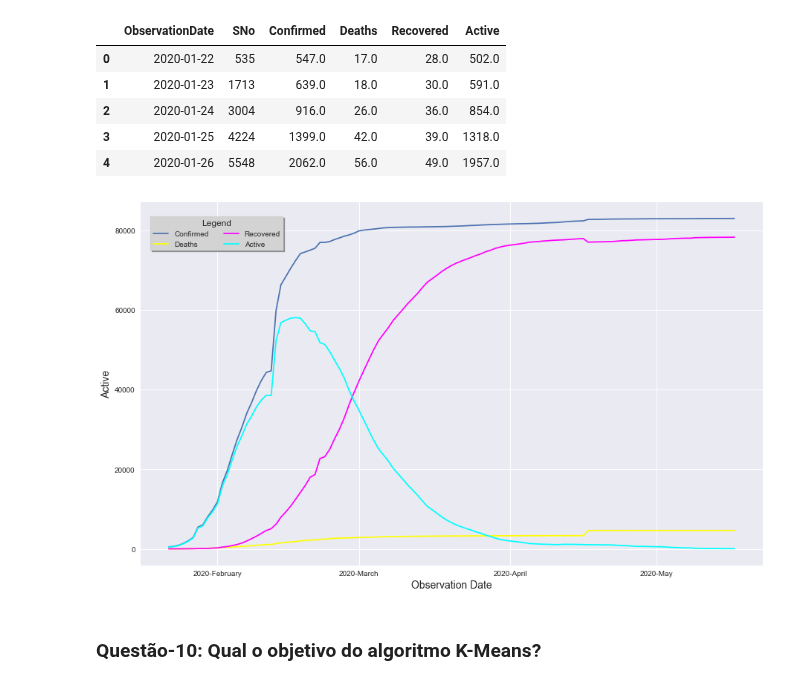
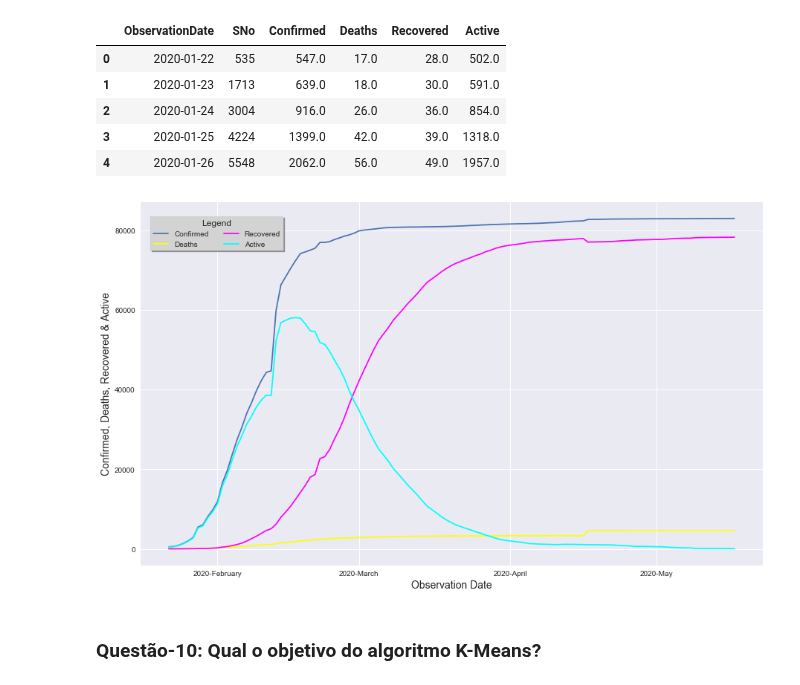
Before and after one commit to Collumbus/Bootcamp-Analista-de-Dados-IGTI, a Jupyter notebook: Modulo-01/Trabalho-01/trabalho-01.ipynb, the cells around one changed output. Drawn from its saved outputs; the diff is of its cells as text; code cells hidden in the pictures.

```diff
--- a/Modulo-01/Trabalho-01/trabalho-01.ipynb
+++ b/Modulo-01/Trabalho-01/trabalho-01.ipynb
@@ -201,22 +203,22 @@ df_china.head()
 # %%
 %matplotlib inline
 fig, ax = plt.subplots(figsize=(15,9))
 x = df_china['ObservationDate']
 ax.plot(x, df_china['Confirmed'], label='Confirmed')
 ax.plot(x, df_china['Deaths'], color='yellow', label='Deaths')
 ax.plot(x, df_china['Recovered'], color='magenta', label='Recovered')
 ax.plot(x, df_china['Active'], color='cyan', label='Active')
 ax.legend(loc="upper left", bbox_to_anchor=[0.01, 0.97], ncol=2,
           shadow=True, frameon=True, title="Legend", title_fontsize=12,
           fancybox=False, facecolor="lightgrey")
 ax.set_xlabel('Observation Date', fontsize=14)
-ax.set_ylabel('Active', fontsize=14)
+ax.set_ylabel('Confirmed, Deaths, Recovered & Active', fontsize=14)
 locator = AutoDateLocator(minticks=3, maxticks=5)
 date_fmt = DateFormatter('%Y-%B')
 ax.xaxis.set_major_locator(locator)
 ax.xaxis.set_major_formatter(date_fmt)
 # %% [output]
-[figure, old version]
+[figure, new version]
 # %% [markdown]
 ### Questão-10: Qual o objetivo do algoritmo K-Means?
 # %% [markdown]
```
Also changed, not shown: parts of 3 cells of this notebook.
